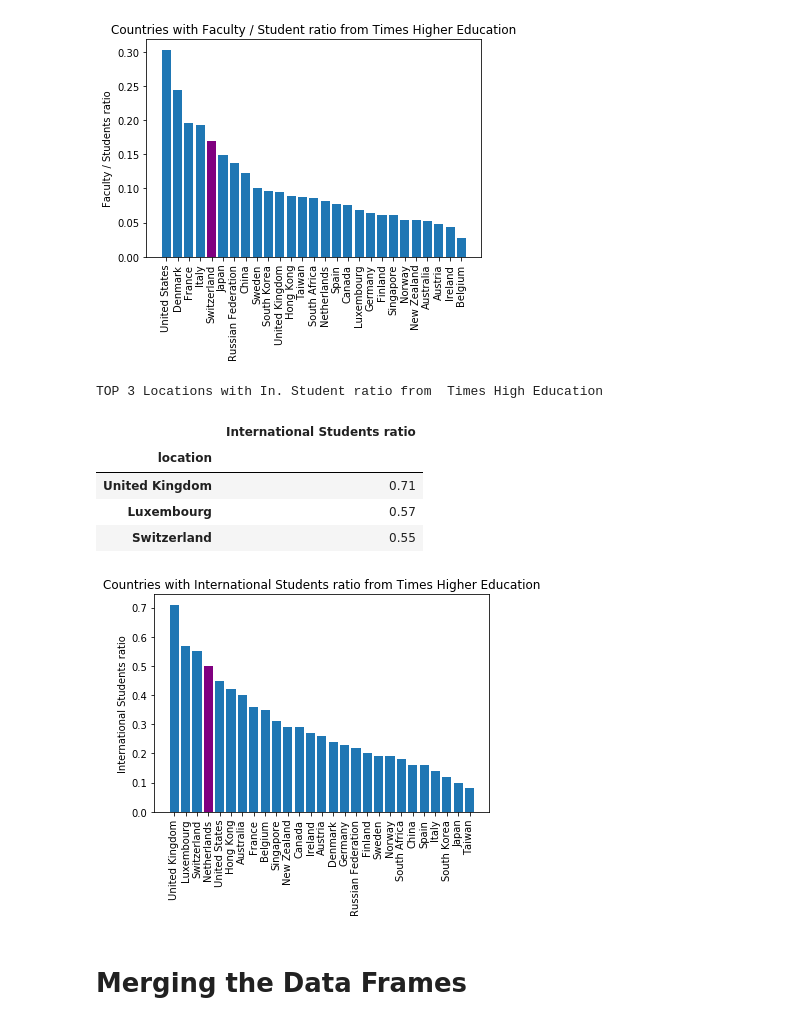
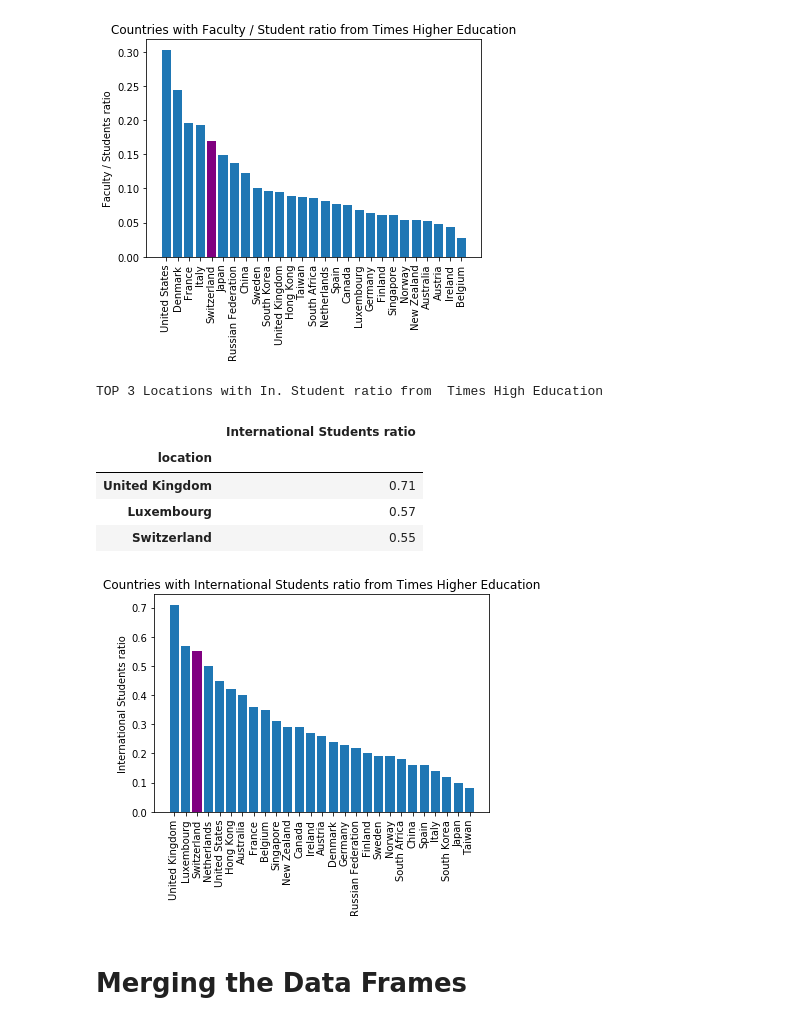
Before and after one commit to Amaumaury/ada-2017, a Jupyter notebook: Homework2.ipynb, the cells around one changed output. Drawn from its saved outputs; the diff is of its cells as text; code cells hidden in the pictures.

```diff
--- a/Homework2.ipynb
+++ b/Homework2.ipynb
@@ -394,27 +414,27 @@ TOP 3 Locations with Faculty / Students ratio from  Times High Education
 # %%
 by_country = pd.DataFrame( times_ranking_dataframe.groupby(['location'])['International Students ratio'].max() );
 by_country.sort_values(['International Students ratio'], ascending = False, inplace=True)
 print('TOP 3 Locations with In. Student ratio from  Times High Education')
 display(by_country.head(3))
 
 plt.figure(1)
 values = by_country['International Students ratio'].values
 length = len(values)
 names = by_country['International Students ratio'].index
 plt.bar(range(0,length), values)
-plt.bar(3,values[3], color='purple') # set Europe to purple
+plt.bar(2,values[2], color='purple') # set Europe to purple
 plt.xticks(range(0,length), names, rotation=90)
 plt.ylabel('International Students ratio')
 plt.title('Countries with International Students ratio from Times Higher Education')
 plt.show()
 # %% [output]
 TOP 3 Locations with In. Student ratio from  Times High Education
 |  | International Students ratio |
 | location |  |
 | United Kingdom | 0.71 |
 | Luxembourg | 0.57 |
 | Switzerland | 0.55 |
-[figure, old version]
+[figure, new version]
 # %% [markdown]
 # Merging the Data Frames
 # %% [markdown]
```
Also changed, not shown: parts of 22 cells of this notebook.
